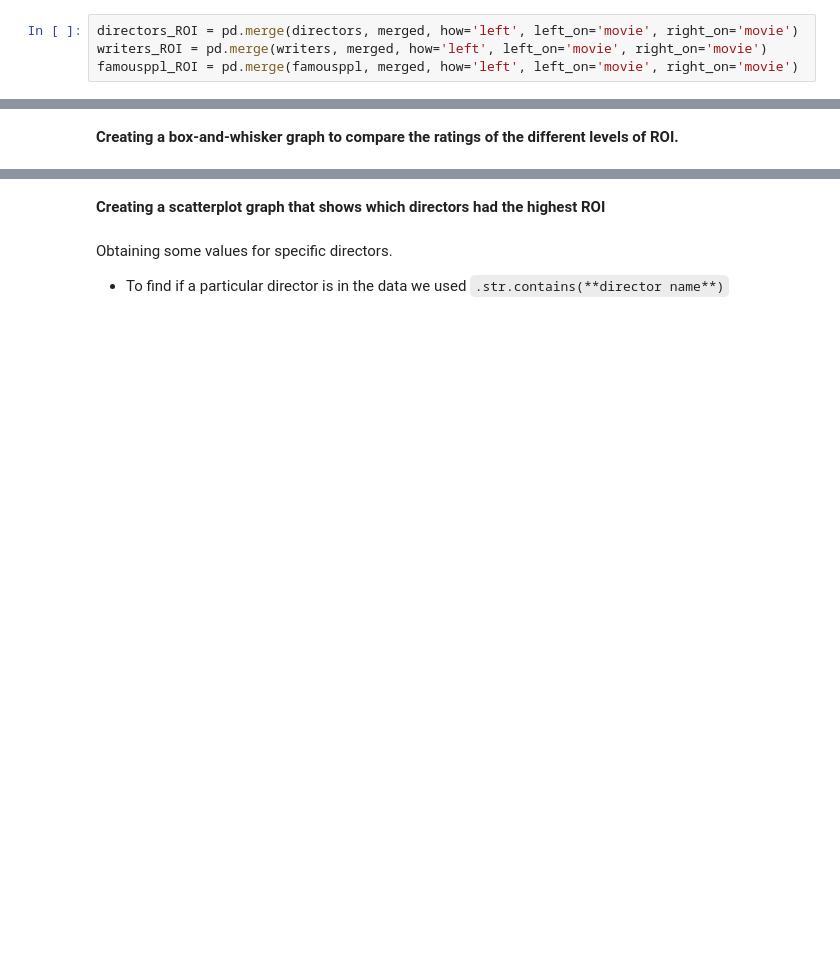
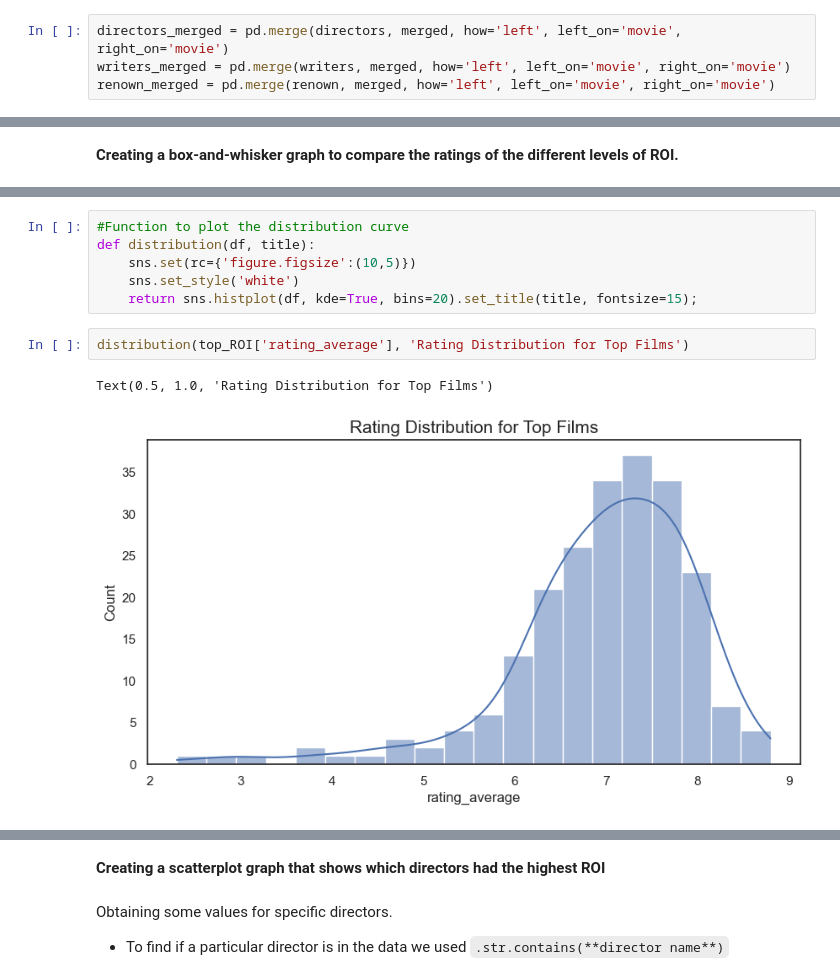
Before and after one commit to Jko0425/phase1_project, a Jupyter notebook: Final_project.ipynb, the cells around one changed output, grey strips where cells are left out. Cells and saved outputs as stored; diff of their text form; blank space fills up the shorter version.

```diff
--- a/Final_project.ipynb
+++ b/Final_project.ipynb
@@ -326,5 +276,5 @@ memory usage: 17.0+ MB
 # %%
-directors_ROI = pd.merge(directors, merged, how='left', left_on='movie', right_on='movie')
-writers_ROI = pd.merge(writers, merged, how='left', left_on='movie', right_on='movie')
-famousppl_ROI = pd.merge(famousppl, merged, how='left', left_on='movie', right_on='movie')
+directors_merged = pd.merge(directors, merged, how='left', left_on='movie', right_on='movie')
+writers_merged = pd.merge(writers, merged, how='left', left_on='movie', right_on='movie')
+renown_merged = pd.merge(renown, merged, how='left', left_on='movie', right_on='movie')
 # %% [markdown]
@@ -475,0 +369,11 @@ plt.axvline(6.35, color='red')
+# %%
+#Function to plot the distribution curve
+def distribution(df, title):
+    sns.set(rc={'figure.figsize':(10,5)})
+    sns.set_style('white')
+    return sns.histplot(df, kde=True, bins=20).set_title(title, fontsize=15);
+# %%
+distribution(top_ROI['rating_average'], 'Rating Distribution for Top Films')
+# %% [output]
+Text(0.5, 1.0, 'Rating Distribution for Top Films')
+[figure, added]
```
Also changed, not shown: parts of 85 cells of this notebook, 1 other file.
